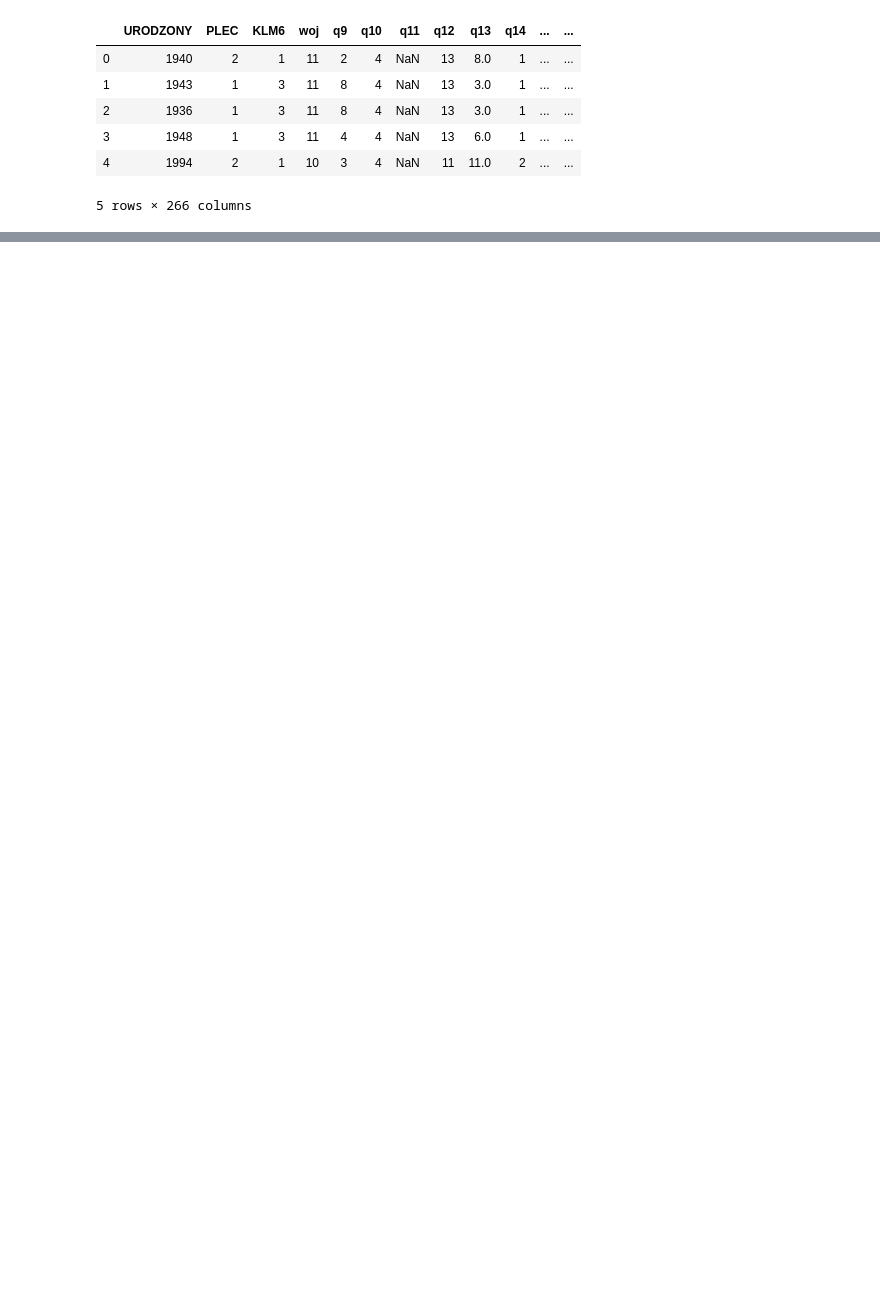
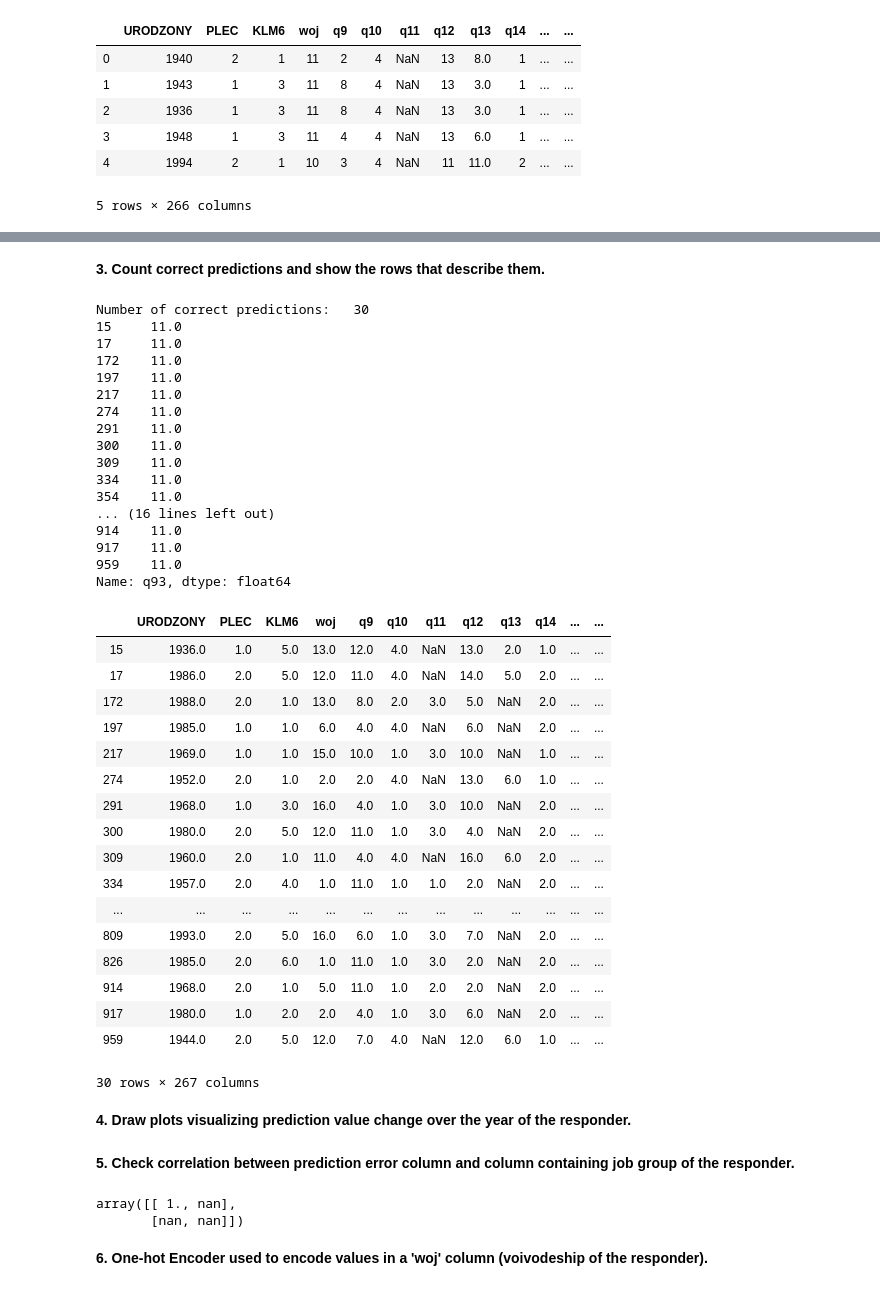
Before and after one commit to Netherwulf/data-science-toolkit, a Jupyter notebook: 07_data_analysis_introduction.ipynb, the cells around one changed output, grey strips where cells are left out. Cells and saved outputs as stored; diff of their text form; code cells hidden in the pictures; blank space fills up the shorter version.

```diff
--- a/07_data_analysis_introduction.ipynb
+++ b/07_data_analysis_introduction.ipynb
@@ -18,4 +19,10 @@ df.head()
 # %%
-print('Number of values in column: \t {0}'.format(df['q93'].count()))
-print('Number of NaN values in q93 column: \t {0}'.format(df['q93'].isna().sum()))
+print('Number of not-NA values in column q93: \t {0}'.format(df['q93'].count()),
+      '\nNumber of NA values in q93 column: \t {0}'.format(df['q93'].isna().count()),
+      '\nq93 column median: \t\t\t {0}'.format(np.nanmedian(df['q93'])),
+      '\nq93 column mean: \t\t\t {0}'.format(np.nanmean(df['q93'])))
+
+df[df['q93'].isna()] = np.nanmedian(df['q93'])
+df['error'] = df['q93'] - 11
+df['error']
 # %% [output]
@@ -23,0 +45,44 @@ Number of NaN values in q93 column:      268
+# %% [markdown]
+<b>3. Count correct predictions and show the rows that describe them.</b>
+# %%
+print('Number of correct predictions: \t {0}'.format(df[df['q93'] == 11]['q93'].count()))
+print(df[df['q93'] == 11]['q93'])
+df[df['q93'] == 11]
+# %% [output]
+Number of correct predictions:   30
+15     11.0
+17     11.0
+172    11.0
+197    11.0
+217    11.0
+274    11.0
+291    11.0
+300    11.0
+309    11.0
+334    11.0
+354    11.0
+... (16 lines left out)
+914    11.0
+917    11.0
+959    11.0
+Name: q93, dtype: float64
+|  | URODZONY | PLEC | KLM6 | woj | q9 | q10 | q11 | q12 | q13 | q14 | ... | ... |
+| 15 | 1936.0 | 1.0 | 5.0 | 13.0 | 12.0 | 4.0 | NaN | 13.0 | 2.0 | 1.0 | ... | ... |
+| 17 | 1986.0 | 2.0 | 5.0 | 12.0 | 11.0 | 4.0 | NaN | 14.0 | 5.0 | 2.0 | ... | ... |
+| 172 | 1988.0 | 2.0 | 1.0 | 13.0 | 8.0 | 2.0 | 3.0 | 5.0 | NaN | 2.0 | ... | ... |
+| 197 | 1985.0 | 1.0 | 1.0 | 6.0 | 4.0 | 4.0 | NaN | 6.0 | NaN | 2.0 | ... | ... |
+| 217 | 1969.0 | 1.0 | 1.0 | 15.0 | 10.0 | 1.0 | 3.0 | 10.0 | NaN | 1.0 | ... | ... |
+| 274 | 1952.0 | 2.0 | 1.0 | 2.0 | 2.0 | 4.0 | NaN | 13.0 | 6.0 | 1.0 | ... | ... |
+| 291 | 1968.0 | 1.0 | 3.0 | 16.0 | 4.0 | 1.0 | 3.0 | 10.0 | NaN | 2.0 | ... | ... |
+| 300 | 1980.0 | 2.0 | 5.0 | 12.0 | 11.0 | 1.0 | 3.0 | 4.0 | NaN | 2.0 | ... | ... |
+| 309 | 1960.0 | 2.0 | 1.0 | 11.0 | 4.0 | 4.0 | NaN | 16.0 | 6.0 | 2.0 | ... | ... |
+| 334 | 1957.0 | 2.0 | 4.0 | 1.0 | 11.0 | 1.0 | 1.0 | 2.0 | NaN | 2.0 | ... | ... |
+| ... | ... | ... | ... | ... | ... | ... | ... | ... | ... | ... | ... | ... |
+| 809 | 1993.0 | 2.0 | 5.0 | 16.0 | 6.0 | 1.0 | 3.0 | 7.0 | NaN | 2.0 | ... | ... |
+| 826 | 1985.0 | 2.0 | 6.0 | 1.0 | 11.0 | 1.0 | 3.0 | 2.0 | NaN | 2.0 | ... | ... |
+| 914 | 1968.0 | 2.0 | 1.0 | 5.0 | 11.0 | 1.0 | 2.0 | 2.0 | NaN | 2.0 | ... | ... |
+| 917 | 1980.0 | 1.0 | 2.0 | 2.0 | 4.0 | 1.0 | 3.0 | 6.0 | NaN | 2.0 | ... | ... |
+| 959 | 1944.0 | 2.0 | 5.0 | 12.0 | 7.0 | 4.0 | NaN | 12.0 | 6.0 | 1.0 | ... | ... |
+30 rows × 267 columns
+# %% [markdown]
+<b>4. Draw plots visualizing prediction value change over the year of the responder.</b>
@@ -23,0 +91,10 @@ Number of NaN values in q93 column:      268
+# %% [markdown]
+<b>5. Check correlation between prediction error column and column containing job group of the responder.</b>
+# %%
+np.corrcoef(df['error'], df['q13'])
+# TO-DO: make the corrcoef function work properly
+# %% [output]
+array([[ 1., nan],
+       [nan, nan]])
+# %% [markdown]
+<b>6. One-hot Encoder used to encode values in a 'woj' column (voivodeship of the responder).</b>
```
Also changed, not shown: parts of 14 cells of this notebook.
